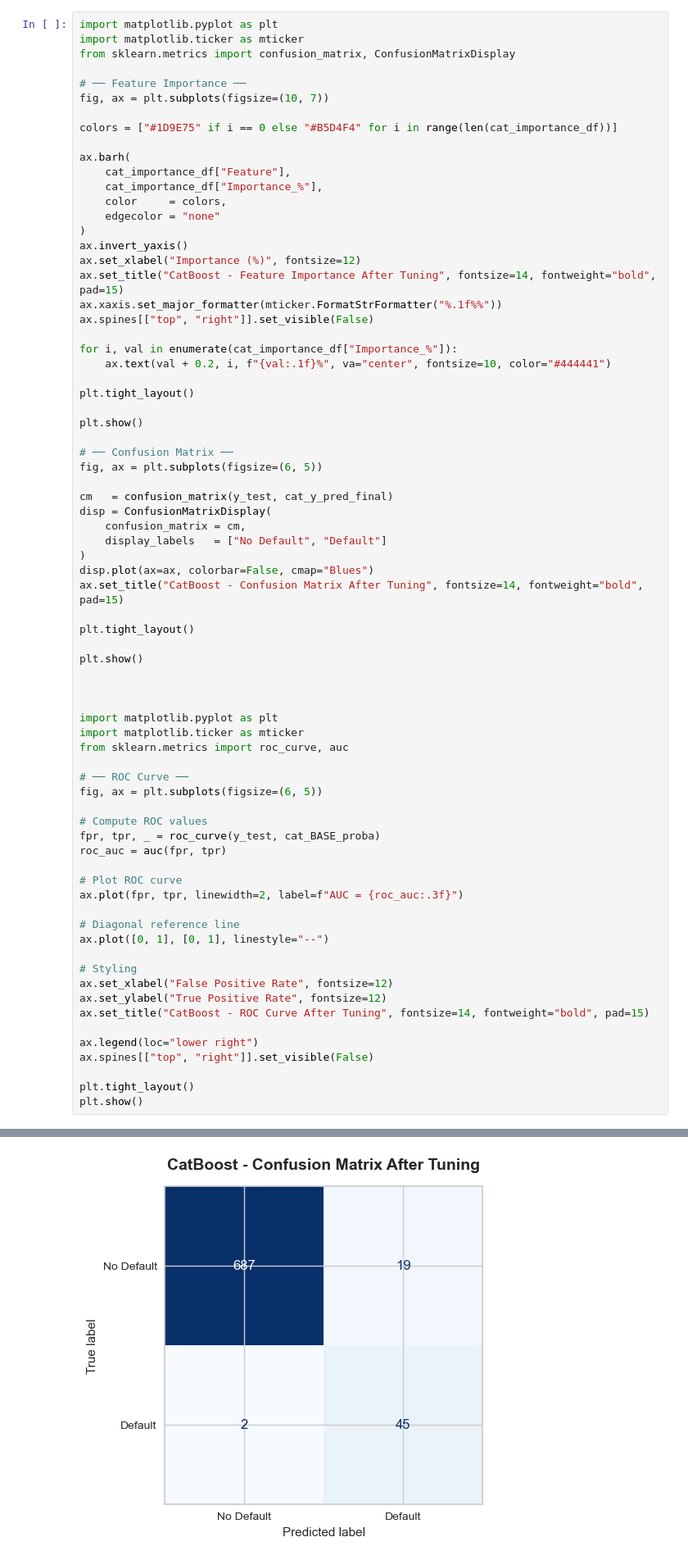
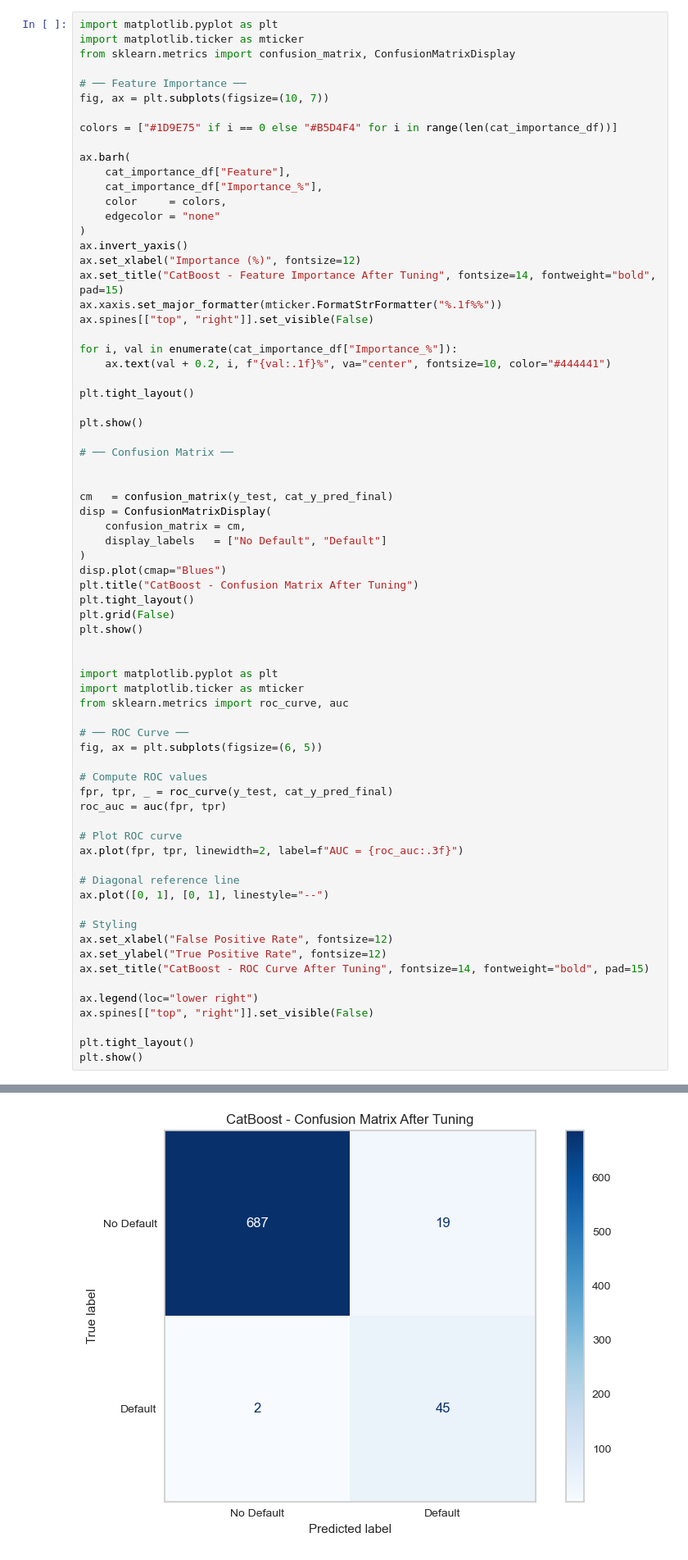
Before and after one commit to Kavindya-1/FYP, a Jupyter notebook: Initial notebook.ipynb, the cells around one changed output, grey strips where cells are left out. Shown at 82% size. Cells and saved outputs as stored; diff of their text form.

```diff
--- a/Initial notebook.ipynb
+++ b/Initial notebook.ipynb
@@ -2906,49 +2983,47 @@ plt.tight_layout()
 plt.show()
 
 # ── Confusion Matrix ──
-fig, ax = plt.subplots(figsize=(6, 5))
+
 
 cm   = confusion_matrix(y_test, cat_y_pred_final)
 disp = ConfusionMatrixDisplay(
     confusion_matrix = cm,
     display_labels   = ["No Default", "Default"]
 )
-disp.plot(ax=ax, colorbar=False, cmap="Blues")
-ax.set_title("CatBoost - Confusion Matrix After Tuning", fontsize=14, fontweight="bold", pad=15)
-
+disp.plot(cmap="Blues")
+plt.title("CatBoost - Confusion Matrix After Tuning")
 plt.tight_layout()
-
+plt.grid(False)
 plt.show()
-
 
 
 import matplotlib.pyplot as plt
 import matplotlib.ticker as mticker
 from sklearn.metrics import roc_curve, auc
 
 # ── ROC Curve ──
 fig, ax = plt.subplots(figsize=(6, 5))
 
 # Compute ROC values
-fpr, tpr, _ = roc_curve(y_test, cat_BASE_proba)
+fpr, tpr, _ = roc_curve(y_test, cat_y_pred_final)
 roc_auc = auc(fpr, tpr)
 
 # Plot ROC curve
 ax.plot(fpr, tpr, linewidth=2, label=f"AUC = {roc_auc:.3f}")
 
 # Diagonal reference line
 ax.plot([0, 1], [0, 1], linestyle="--")
 
 # Styling
 ax.set_xlabel("False Positive Rate", fontsize=12)
 ax.set_ylabel("True Positive Rate", fontsize=12)
 ax.set_title("CatBoost - ROC Curve After Tuning", fontsize=14, fontweight="bold", pad=15)
 
 ax.legend(loc="lower right")
 ax.spines[["top", "right"]].set_visible(False)
 
 plt.tight_layout()
 plt.show()
 # %% [output]
 [figure]
-[figure, old version]
+[figure, new version]
```
Also changed, not shown: parts of 40 cells of this notebook, 11 other files.
